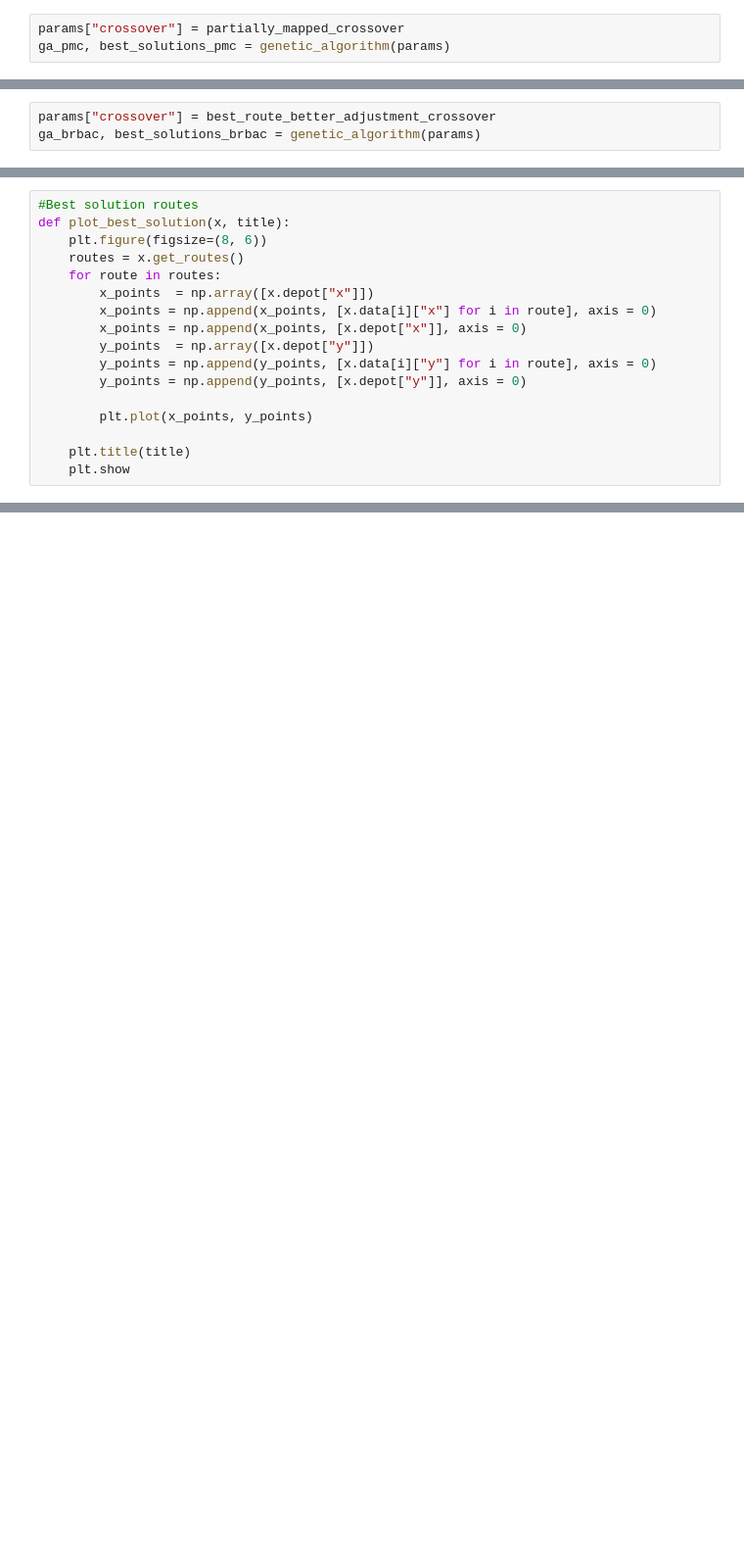
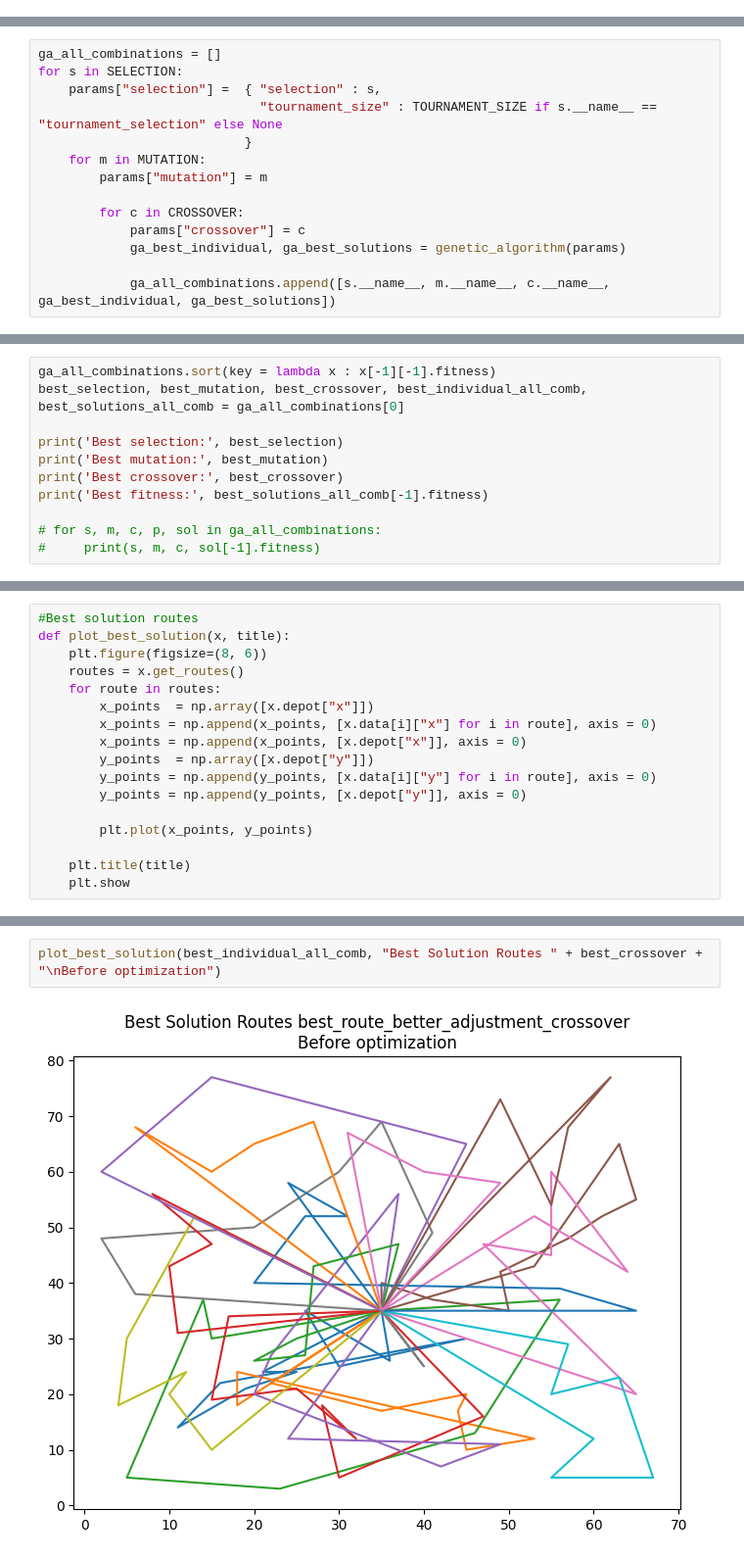
Before and after one commit to StefanJevtic63/Vehicle-Routing-Problem, a Jupyter notebook: vrptw.ipynb, the cells around one changed output, grey strips where cells are left out. Shown at 98% size. Drawn from its saved outputs; the diff is of its cells as text; blank space fills up the shorter version.

Commit message:
feat: Grid search on small population and optimized the parameters afterwards

```diff
--- a/vrptw.ipynb
+++ b/vrptw.ipynb
@@ -974,3 +917,0 @@ Number of vehicles after for loop:  50
-# %%
-params["crossover"] = partially_mapped_crossover
-ga_pmc, best_solutions_pmc = genetic_algorithm(params)
@@ -979,3 +917,0 @@ KeyboardInterrupt:
-# %%
-params["crossover"] = best_route_better_adjustment_crossover
-ga_brbac, best_solutions_brbac = genetic_algorithm(params)
@@ -983,0 +920,14 @@ Number of vehicles after for loop:  50
+# %%
+ga_all_combinations = []
+for s in SELECTION:
+    params["selection"] =  { "selection" : s,
+                             "tournament_size" : TOURNAMENT_SIZE if s.__name__ == "tournament_selection" else None
+                           }
+    for m in MUTATION:
+        params["mutation"] = m
+
+        for c in CROSSOVER:
+            params["crossover"] = c
+            ga_best_individual, ga_best_solutions = genetic_algorithm(params)
+
+            ga_all_combinations.append([s.__name__, m.__name__, c.__name__, ga_best_individual, ga_best_solutions])
@@ -983,0 +952,11 @@ Number of vehicles after for loop:  50
+# %%
+ga_all_combinations.sort(key = lambda x : x[-1][-1].fitness)
+best_selection, best_mutation, best_crossover, best_individual_all_comb, best_solutions_all_comb = ga_all_combinations[0]
+
+print('Best selection:', best_selection)
+print('Best mutation:', best_mutation)
+print('Best crossover:', best_crossover)
+print('Best fitness:', best_solutions_all_comb[-1].fitness)
+
+# for s, m, c, p, sol in ga_all_combinations:
+#     print(s, m, c, sol[-1].fitness)
@@ -1052,0 +1102,4 @@ plot_best_solution(ga_brbac, "Best Solution Routes BRBAC")
+# %%
+plot_best_solution(best_individual_all_comb, "Best Solution Routes " + best_crossover + "\nBefore optimization")
+# %% [output]
+[figure, added]
```
Also changed, not shown: parts of 28 cells of this notebook.
